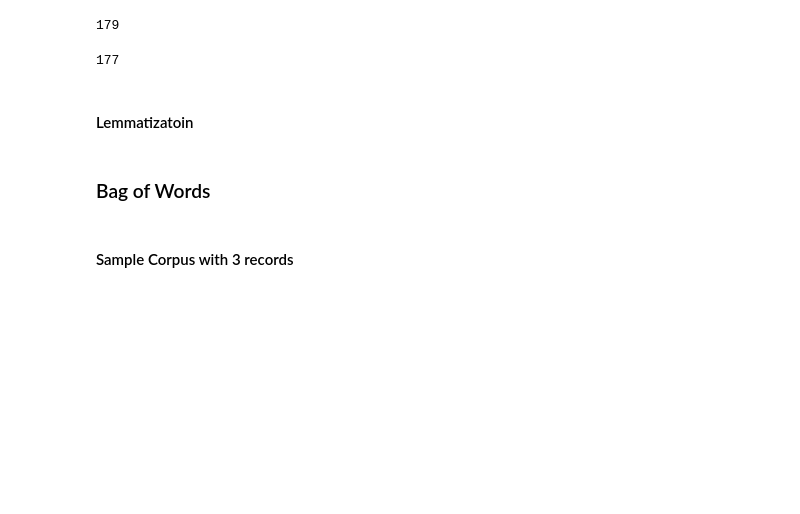
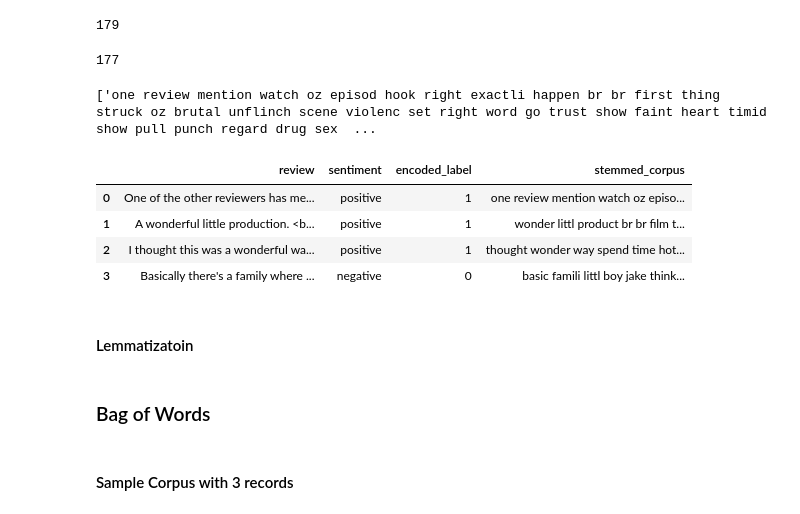
Before and after one commit to naresh5422/IMDB_Movie_talk, a Jupyter notebook: research/IMDBClassifier.ipynb, the cells around one changed output. Saved outputs shown, nothing was run; the diff lists cells and outputs as text; code cells hidden in the pictures; blank space fills up the shorter version.

```diff
--- a/research/IMDBClassifier.ipynb
+++ b/research/IMDBClassifier.ipynb
@@ -35,7 +35,7 @@ nltk.download('stopwords')
 True
 # %%
 imdb_df = pd.read_csv("IMDBDataset.csv")
-df = imdb_df
+df = imdb_df.copy()
 # %% [markdown]
 ### Analysing the data
 # %%
@@ -110,0 +111,3 @@ array([1, 1, 0, 1, 1, 1, 0, 0, 1])
+# %%
+df["encoded_label"] = label
+df.head(3)
@@ -131,20 +139,27 @@ print(len(spwd))
 177
 # %%
 corpus = []
-for row in feature:
-    review = str(sent_tokenize(row))
-    # review = re.sub('[^a-zA-Z0-9]', " ", sent)
+for row in df["review"]:
+    review = re.sub('[^a-zA-Z]', " ", row)
+    review = review.lower()
     review = word_tokenize(review)
-    # print(review)
-    # print()
-    review = [w.lower() for w in review if w.isalpha()]
-    # print(review)
-    # print()
     review = [ps.stem(w) for w in review if w not in stopwords.words('english')]
-    # print(review)
-    # print()
     review = " ".join(review)
     corpus.append(review)
+
+print(corpus[:3])
+# %% [output]
+['one review mention watch oz episod hook right exactli happen br br first thing struck oz brutal unflinch scene violenc set right word go trust show faint heart timid show pull punch regard drug sex  ...
+# %%
+df["stemmed_corpus"] = corpus
+stem_df = df.copy()
+stem_df.head(4)
+# %% [output]
+|  | review | sentiment | encoded_label | stemmed_corpus |
+| 0 | One of the other reviewers has me... | positive | 1 | one review mention watch oz episo... |
+| 1 | A wonderful little production. <b... | positive | 1 | wonder littl product br br film t... |
+| 2 | I thought this was a wonderful wa... | positive | 1 | thought wonder way spend time hot... |
+| 3 | Basically there's a family where ... | negative | 0 | basic famili littl boy jake think... |
 # %% [markdown]
 #### Lemmatizatoin
 # %%
```
Also changed, not shown: parts of 59 cells of this notebook.
